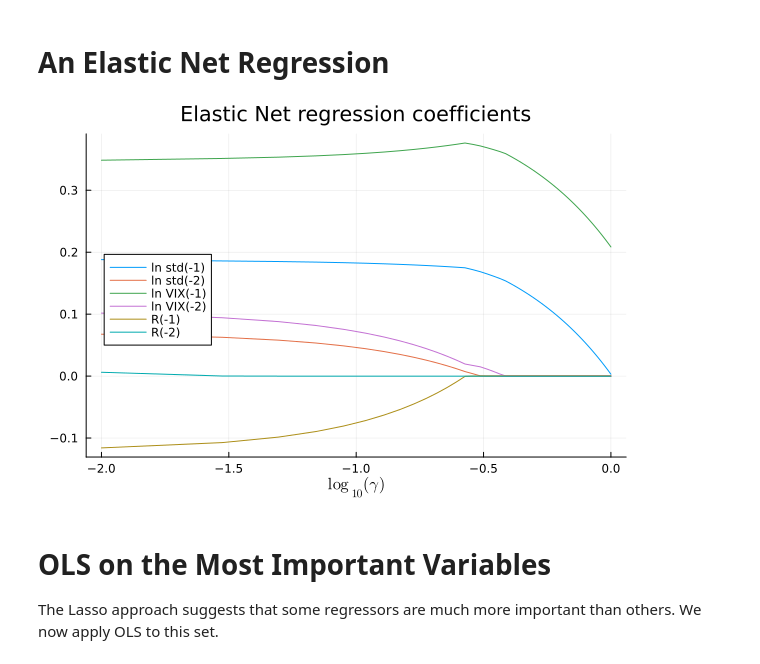
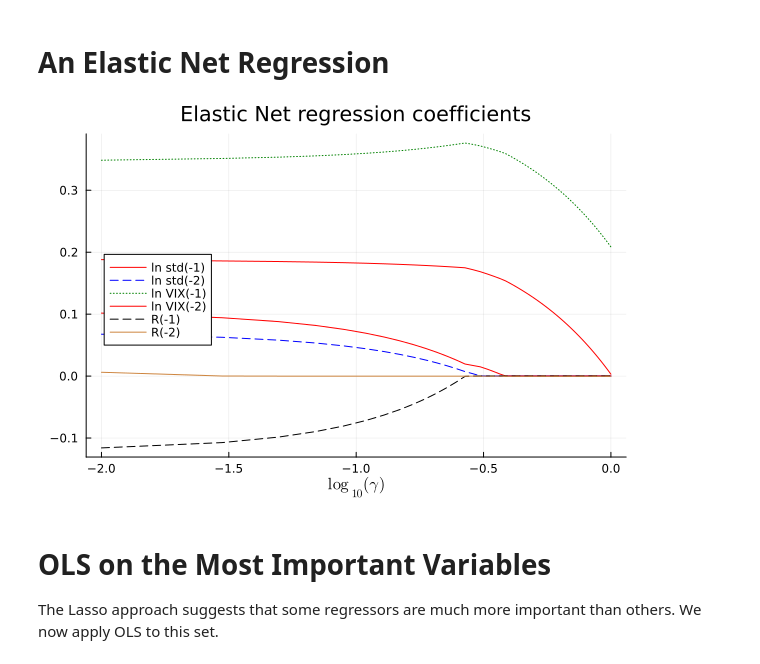
Before and after one commit to PaulSoderlind/ModernFinancialEconometrics, a Jupyter notebook: Ch16b_LassoElasticNet.ipynb, the cells around one changed output. Cells and saved outputs as stored; diff of their text form; code cells hidden in the pictures.

```diff
--- a/Ch16b_LassoElasticNet.ipynb
+++ b/Ch16b_LassoElasticNet.ipynb
@@ -208,13 +212,15 @@ bEN, = LassoEN(Y,X,γM,λ);
 # %%
 p1 = plot( log10.(γM),bEN',
            title = "Elastic Net regression coefficients",
+           color = [:red :blue :green :red :black :peru],
+           linestyle = [:solid :dash :dot :solid :dash :solid],
            xlabel = L"\log_{10}(\gamma)",
            label = permutedims(xNames),
            legend = :left,
            size = (600,400) )
 display(p1)
 # %% [output]
-[figure, old version]
+[figure, new version]
 # %% [markdown]
 # OLS on the Most Important Variables
 
```
Also changed, not shown: parts of 5 cells of this notebook.
